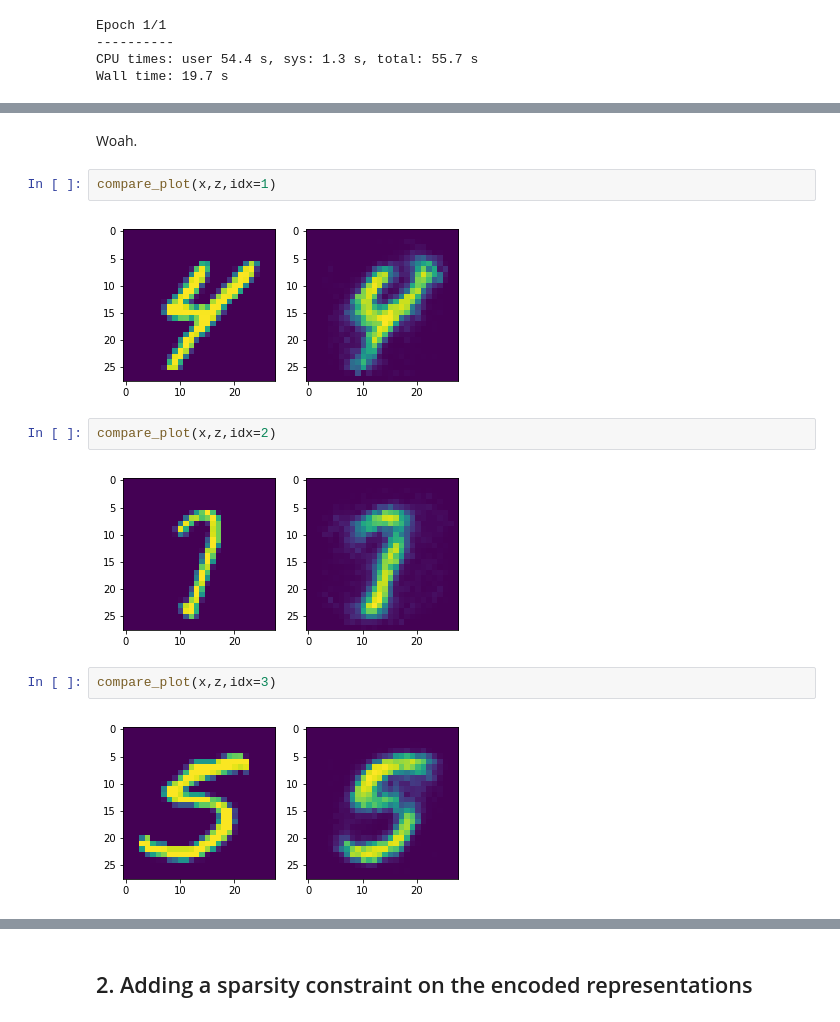
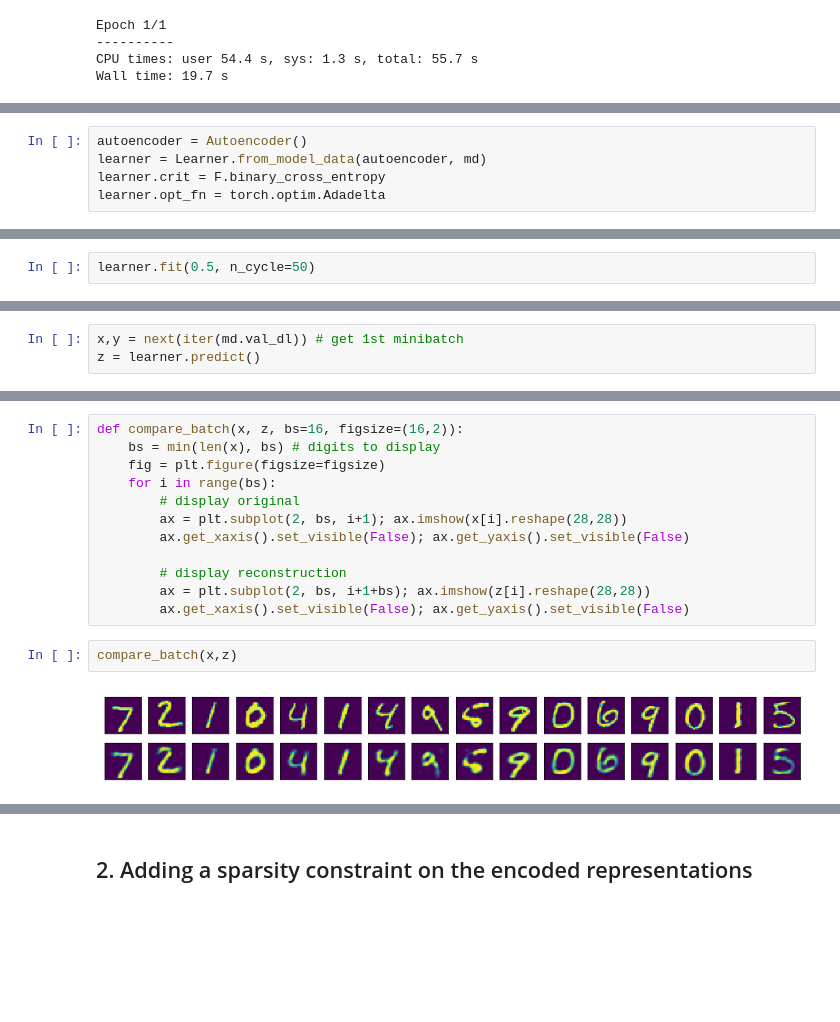
Before and after one commit to WNoxchi/deeplearningstudy, a Jupyter notebook: pytorch/pytorch-keras-autoencoder-tutorial.ipynb, the cells around one changed output, grey strips where cells are left out. Cells and saved outputs as stored; diff of their text form; blank space fills up the shorter version.

```diff
--- a/pytorch/pytorch-keras-autoencoder-tutorial.ipynb
+++ b/pytorch/pytorch-keras-autoencoder-tutorial.ipynb
@@ -314,0 +376,5 @@ def compare_plot(x,z, idx=0, cdx=1):
+# %%
+autoencoder = Autoencoder()
+learner = Learner.from_model_data(autoencoder, md)
+learner.crit = F.binary_cross_entropy
+learner.opt_fn = torch.optim.Adadelta
@@ -314,0 +393,2 @@ def compare_plot(x,z, idx=0, cdx=1):
+# %%
+learner.fit(0.5, n_cycle=50)
@@ -315,3 +417,6 @@ def compare_plot(x,z, idx=0, cdx=1):
+# %%
+x,y = next(iter(md.val_dl)) # get 1st minibatch
+z = learner.predict()
 # %%
 compare_plot(x,z)
 # %% [output]
@@ -319,14 +424,16 @@ compare_plot(x,z)
-# %% [markdown]
-Woah.
+# %%
+def compare_batch(x, z, bs=16, figsize=(16,2)):
+    bs = min(len(x), bs) # digits to display
+    fig = plt.figure(figsize=figsize)
+    for i in range(bs):
+        # display original
+        ax = plt.subplot(2, bs, i+1); ax.imshow(x[i].reshape(28,28))
+        ax.get_xaxis().set_visible(False); ax.get_yaxis().set_visible(False)
+
+        # display reconstruction
+        ax = plt.subplot(2, bs, i+1+bs); ax.imshow(z[i].reshape(28,28))
+        ax.get_xaxis().set_visible(False); ax.get_yaxis().set_visible(False)
 # %%
-compare_plot(x,z,idx=1)
+compare_batch(x,z)
 # %% [output]
-[figure, old version]
+[figure, new version]
-# %%
-compare_plot(x,z,idx=2)
-# %% [output]
-[figure, removed]
-# %%
-compare_plot(x,z,idx=3)
-# %% [output]
-[figure, removed]
```
Also changed, not shown: parts of 111 cells of this notebook.
